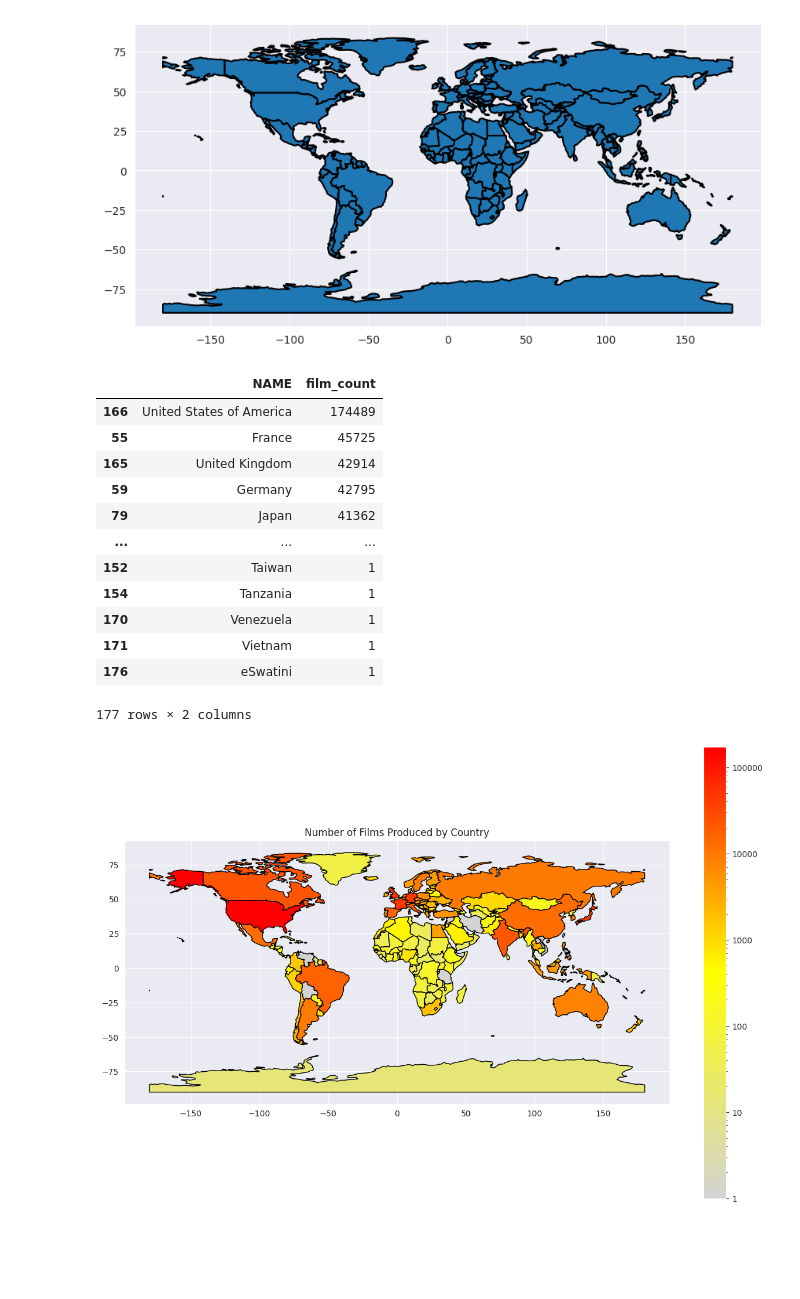
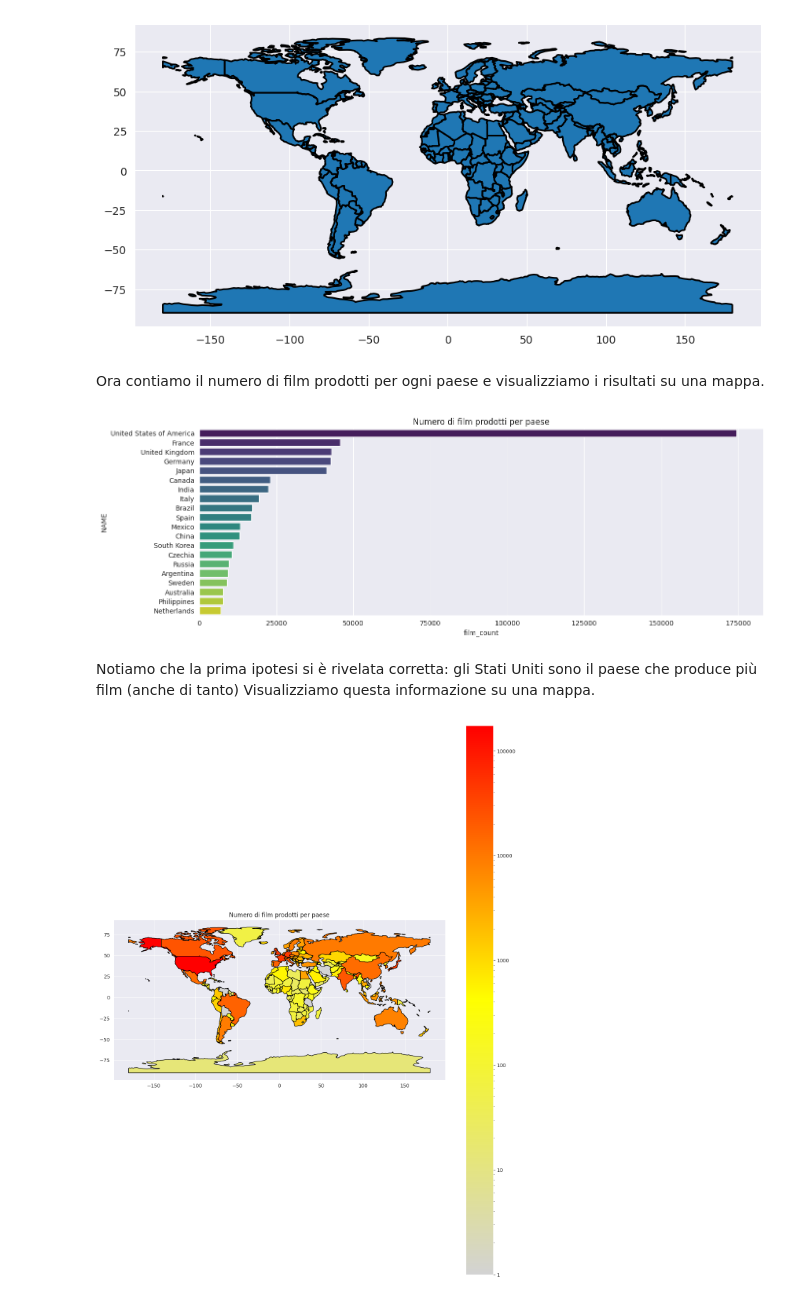
Before and after one commit to RaffaeleMelluso/IUM-Progetto-Melluso, a Jupyter notebook: analisi.ipynb, the cells around one changed output. Saved outputs shown, nothing was run; the diff lists cells and outputs as text; code cells hidden in the pictures; blank space fills up the shorter version.

```diff
--- a/analisi.ipynb
+++ b/analisi.ipynb
@@ -80,6 +81,8 @@ gdf.plot(edgecolor='black', linewidth=1.5, figsize=(15,5))
  'FCLASS_SE' 'FCLASS_BD' 'FCLASS_UA' 'geometry']
 <Axes: >
 [figure]
+# %% [markdown]
+Ora contiamo il numero di film prodotti per ogni paese e visualizziamo i risultati su una mappa.
 # %%
 # Esegui il join tra countries_df e gdf su country_name e country
 merged_df = gdf.merge(countries_df, left_on='NAME', right_on='country_name', how='left')
@@ -90,40 +93,33 @@ country_film_counts = merged_df.groupby('NAME').size().reset_index(name='film_co
 # Ordina i paesi per numero di film prodotti in ordine decrescente
 sorted_country_film_counts = country_film_counts.sort_values(by='film_count', ascending=False)
 
-# Stampa i paesi con più film prodotti
-sorted_country_film_counts
+# Visualizza i primi 20 paesi con il numero di film prodotti in un grafico a barre
+
+fig, ax = plt.subplots(1, 1, figsize=(15, 5))
+sns.barplot(x='film_count', y='NAME', data=sorted_country_film_counts.head(20), ax=ax, hue='NAME', palette='viridis', legend=False)
+plt.title('Numero di film prodotti per paese')
+plt.show()
 # %% [output]
-|  | NAME | film_count |
-| 166 | United States of America | 174489 |
-| 55 | France | 45725 |
-| 165 | United Kingdom | 42914 |
-| 59 | Germany | 42795 |
-| 79 | Japan | 41362 |
-| ... | ... | ... |
-| 152 | Taiwan | 1 |
-| 154 | Tanzania | 1 |
-| 170 | Venezuela | 1 |
-| 171 | Vietnam | 1 |
-| 176 | eSwatini | 1 |
-177 rows × 2 columns
+[figure, added]
+# %% [markdown]
+Notiamo che la prima ipotesi si è rivelata corretta: gli Stati Uniti sono il paese che produce più film (anche di tanto)
+Visualizziamo questa informazione su una mappa.
 # %%
-
-
 # Merge the film counts back to the GeoDataFrame
 merged_df = gdf.merge(country_film_counts, left_on='NAME', right_on='NAME', how='left')
 
 # Define a custom colormap
 cmap = clr.LinearSegmentedColormap.from_list('custom_cmap', ['lightgrey', 'yellow', 'red'])
 
 # Plot the map with the custom colormap and logarithmic scale
-fig, ax = plt.subplots(1, 1, figsize=(15, 10))
+fig, ax = plt.subplots(1, 1, figsize=(15, 20))
 norm = clr.LogNorm(vmin=1, vmax=merged_df['film_count'].max())
 cbar = plt.cm.ScalarMappable(norm=norm, cmap=cmap)
 cbar.set_array([])
 
 merged_df.plot(column='film_count', ax=ax, legend=False, cmap=cmap, edgecolor='black', missing_kwds={"color": "lightgrey"}, norm=norm)
 cbar = plt.colorbar(cbar, ax=ax,format='%.0f')
-plt.title('Number of Films Produced by Country')
+plt.title('Numero di film prodotti per paese')
 plt.show()
 # %% [output]
-[figure, old version]
+[figure, new version]
```
Also changed, not shown: parts of 11 cells of this notebook, 1 other file.
